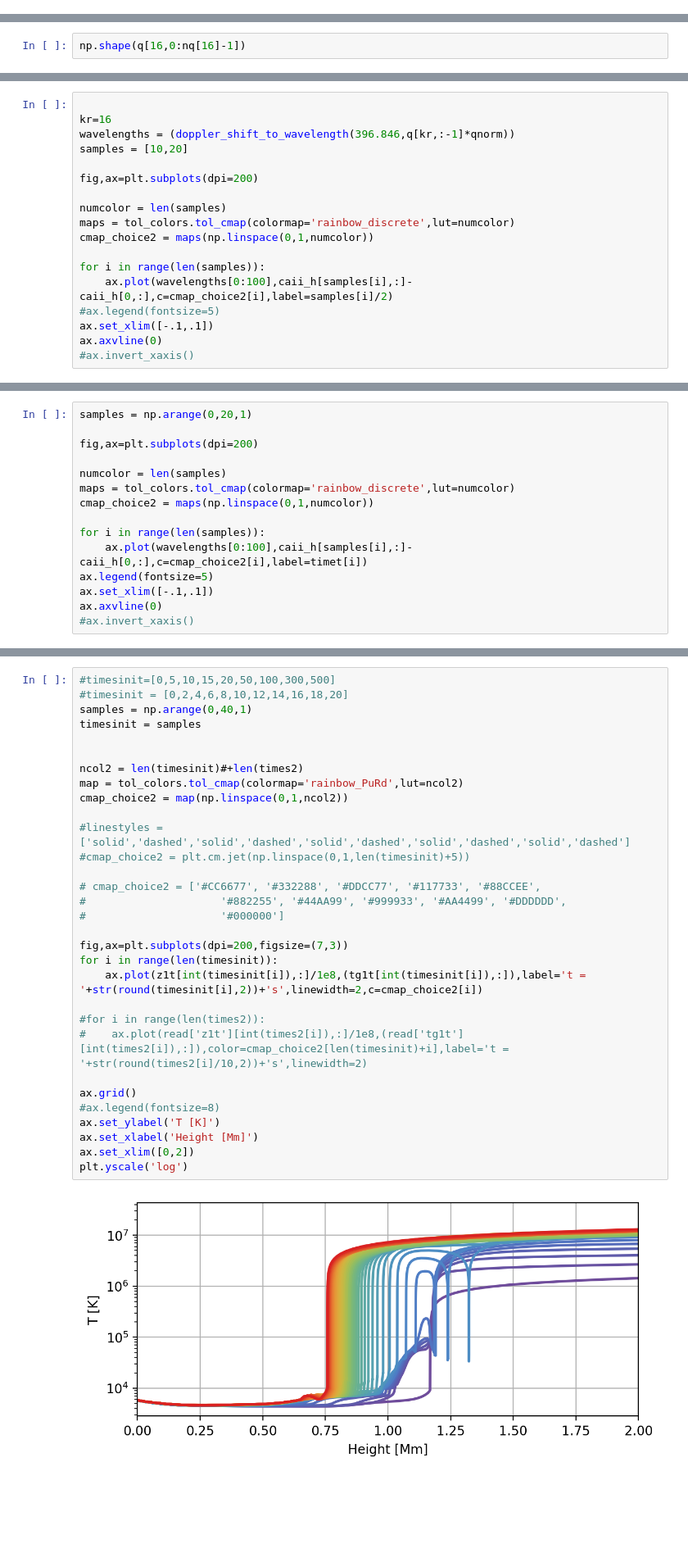
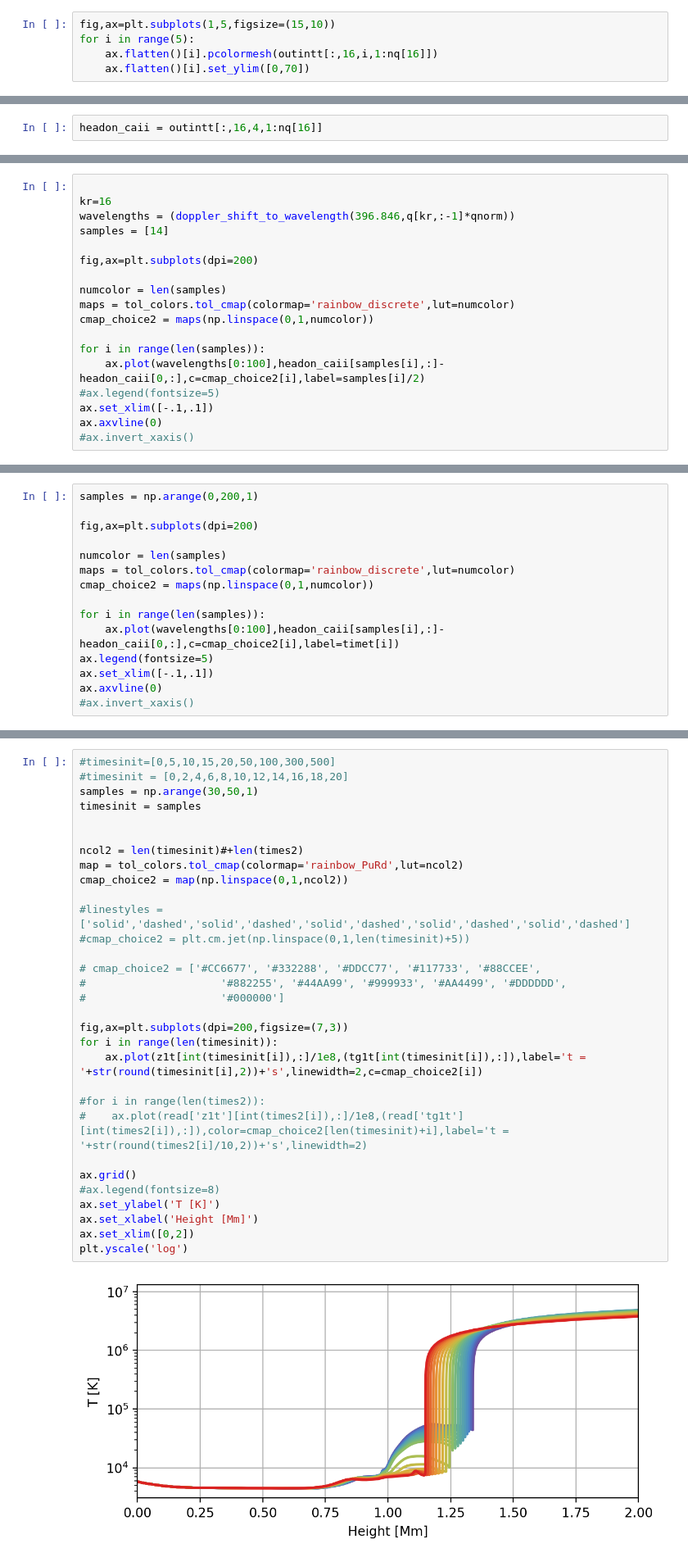
Before and after one commit to coletamburri2112/Flare_Patrol_Analysis, a Jupyter notebook: NOTEBOOKS/RADYN_evolve_testing.ipynb, the cells around one changed output, grey strips where cells are left out. Shown at 82% size. Cells and saved outputs as stored; diff of their text form; blank space fills up the shorter version.

```diff
--- a/NOTEBOOKS/RADYN_evolve_testing.ipynb
+++ b/NOTEBOOKS/RADYN_evolve_testing.ipynb
@@ -146,3 +151,8 @@ caii_h = outintt[:,16,2,1:nq[16]]
 halpha = outintt[:,2,2,:]
 hbeta = outintt[:,4,2,:]
 hgamma = outintt[:,5,2,:]
+# %%
+fig,ax=plt.subplots(1,5,figsize=(15,10))
+for i in range(5):
+    ax.flatten()[i].pcolormesh(outintt[:,16,i,1:nq[16]])
+    ax.flatten()[i].set_ylim([0,70])
@@ -149,2 +161,2 @@ hgamma = outintt[:,5,2,:]
 # %%
-np.shape(q[16,0:nq[16]-1])
+headon_caii = outintt[:,16,4,1:nq[16]]
@@ -222,7 +238,7 @@ plt.plot(wavelengths)
 
 kr=16
 wavelengths = (doppler_shift_to_wavelength(396.846,q[kr,:-1]*qnorm))
-samples = [10,20]
+samples = [14]
 
 fig,ax=plt.subplots(dpi=200)
 
@@ -231,7 +247,7 @@ maps = tol_colors.tol_cmap(colormap='rainbow_discrete',lut=numcolor)
 cmap_choice2 = maps(np.linspace(0,1,numcolor))
 
 for i in range(len(samples)):
-    ax.plot(wavelengths[0:100],caii_h[samples[i],:]-caii_h[0,:],c=cmap_choice2[i],label=samples[i]/2)
+    ax.plot(wavelengths[0:100],headon_caii[samples[i],:]-headon_caii[0,:],c=cmap_choice2[i],label=samples[i]/2)
 #ax.legend(fontsize=5)
 ax.set_xlim([-.1,.1])
 ax.axvline(0)
@@ -242,5 +262,5 @@ ax.axvline(0)
 # %%
-samples = np.arange(0,20,1)
+samples = np.arange(0,200,1)
 
 fig,ax=plt.subplots(dpi=200)
 
@@ -249,7 +269,7 @@ maps = tol_colors.tol_cmap(colormap='rainbow_discrete',lut=numcolor)
 cmap_choice2 = maps(np.linspace(0,1,numcolor))
 
 for i in range(len(samples)):
-    ax.plot(wavelengths[0:100],caii_h[samples[i],:]-caii_h[0,:],c=cmap_choice2[i],label=timet[i])
+    ax.plot(wavelengths[0:100],headon_caii[samples[i],:]-headon_caii[0,:],c=cmap_choice2[i],label=timet[i])
 ax.legend(fontsize=5)
 ax.set_xlim([-.1,.1])
 ax.axvline(0)
@@ -308,36 +328,36 @@ Text(0.5, 0, 'wavelength [nm]')
 # %%
 #timesinit=[0,5,10,15,20,50,100,300,500]
 #timesinit = [0,2,4,6,8,10,12,14,16,18,20]
-samples = np.arange(0,40,1)
+samples = np.arange(30,50,1)
 timesinit = samples
 
 
 ncol2 = len(timesinit)#+len(times2)
 map = tol_colors.tol_cmap(colormap='rainbow_PuRd',lut=ncol2)
 cmap_choice2 = map(np.linspace(0,1,ncol2))
 
 #linestyles = ['solid','dashed','solid','dashed','solid','dashed','solid','dashed','solid','dashed']
 #cmap_choice2 = plt.cm.jet(np.linspace(0,1,len(timesinit)+5))
 
 # cmap_choice2 = ['#CC6677', '#332288', '#DDCC77', '#117733', '#88CCEE',
 #                     '#882255', '#44AA99', '#999933', '#AA4499', '#DDDDDD',
 #                     '#000000']
 
 fig,ax=plt.subplots(dpi=200,figsize=(7,3))
 for i in range(len(timesinit)):
     ax.plot(z1t[int(timesinit[i]),:]/1e8,(tg1t[int(timesinit[i]),:]),label='t = '+str(round(timesinit[i],2))+'s',linewidth=2,c=cmap_choice2[i])
 
 #for i in range(len(times2)):
 #    ax.plot(read['z1t'][int(times2[i]),:]/1e8,(read['tg1t'][int(times2[i]),:]),color=cmap_choice2[len(timesinit)+i],label='t = '+str(round(times2[i]/10,2))+'s',linewidth=2)
 
 ax.grid()
 #ax.legend(fontsize=8)
 ax.set_ylabel('T [K]')
 ax.set_xlabel('Height [Mm]')
 ax.set_xlim([0,2])
 plt.yscale('log')
 # %% [output]
-[figure, old version]
+[figure, new version]
 # %%
 #timesinit=[0,5,10,15,20,50,100,300,500]
 #timesinit = [0,2,4,6,8,10,12,14,16,18,20]
```
Also changed, not shown: parts of 18 cells of this notebook, 5 other files.
